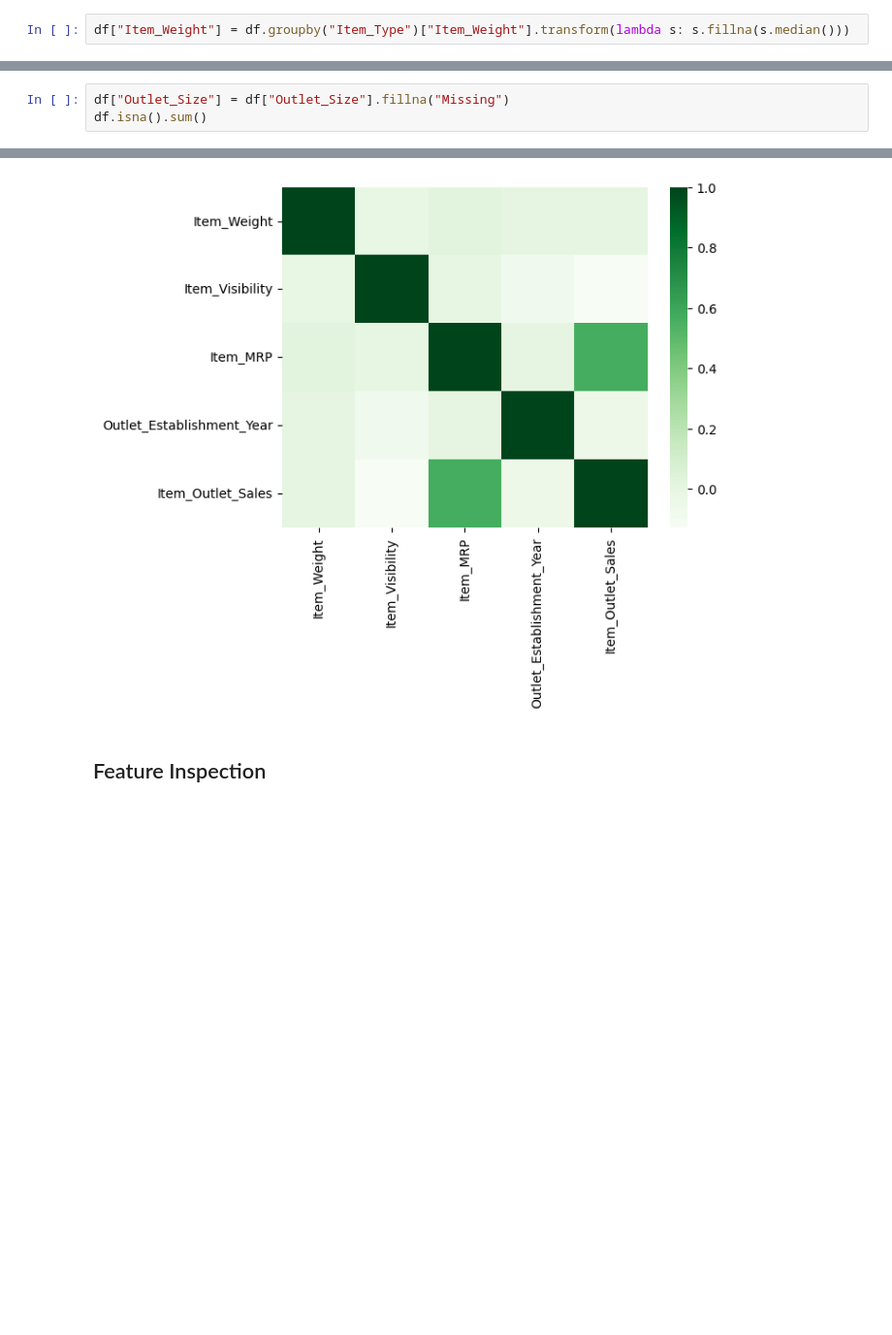
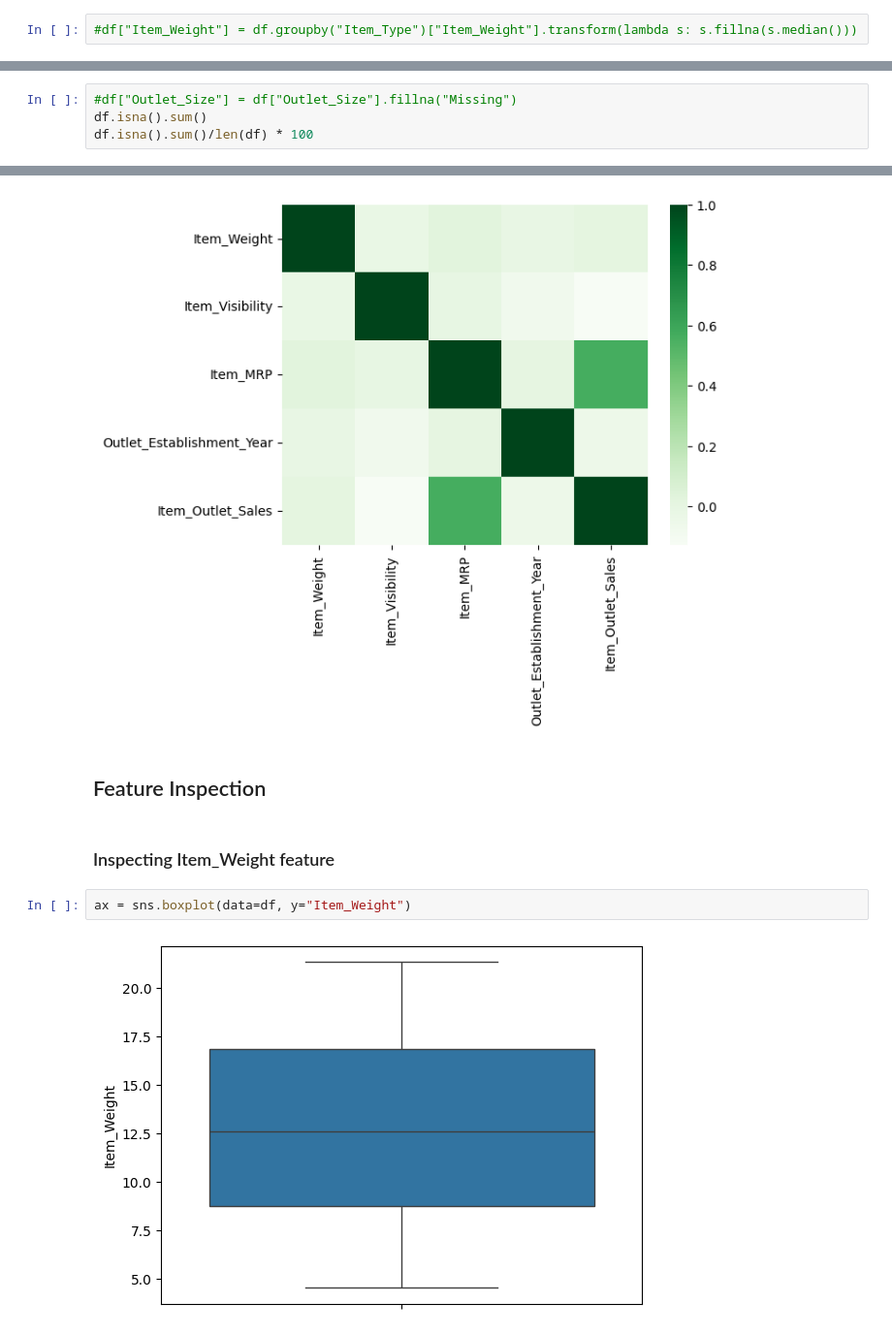
Before and after one commit to AymanAlnajjar/Prediction-of-Product-Sales, a Jupyter notebook: Prediction_of_Product_Sale.ipynb, the cells around one changed output, grey strips where cells are left out. Shown: that part at 97% size. Cells and saved outputs as stored; diff of their text form; blank space fills up the shorter version.

```diff
--- a/Prediction_of_Product_Sale.ipynb
+++ b/Prediction_of_Product_Sale.ipynb
@@ -102,7 +102,7 @@ dtype: int64
 # %% [markdown]
 * i can see a relation between the item type and item weight so imputing the missing value based on the median of each item type would be the best solution here
 # %%
-df["Item_Weight"] = df.groupby("Item_Type")["Item_Weight"].transform(lambda s: s.fillna(s.median()))
+#df["Item_Weight"] = df.groupby("Item_Type")["Item_Weight"].transform(lambda s: s.fillna(s.median()))
 # %%
 df.isna().sum()
 df['Outlet_Size'].value_counts()
@@ -116,7 +116,8 @@ dtype: int64
 # %% [markdown]
 * with the outlet size there is no obvius indecator to predect what data could be filled here
 # %%
-df["Outlet_Size"] = df["Outlet_Size"].fillna("Missing")
+#df["Outlet_Size"] = df["Outlet_Size"].fillna("Missing")
 df.isna().sum()
+df.isna().sum()/len(df) * 100
 # %% [output]
 |  | 0 |
@@ -208,3 +209,9 @@ sns.heatmap(corr, cmap = 'Greens');
 [figure]
 # %% [markdown]
 ## Feature Inspection
+# %% [markdown]
+### Inspecting Item_Weight feature
+# %%
+ax = sns.boxplot(data=df, y="Item_Weight")
+# %% [output]
+[figure, added]
```
Also changed, not shown: parts of 6 cells of this notebook.
